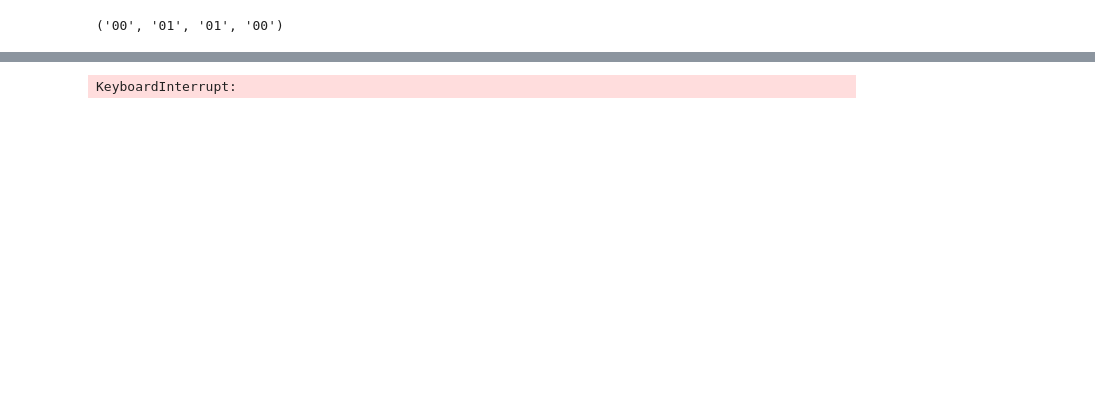
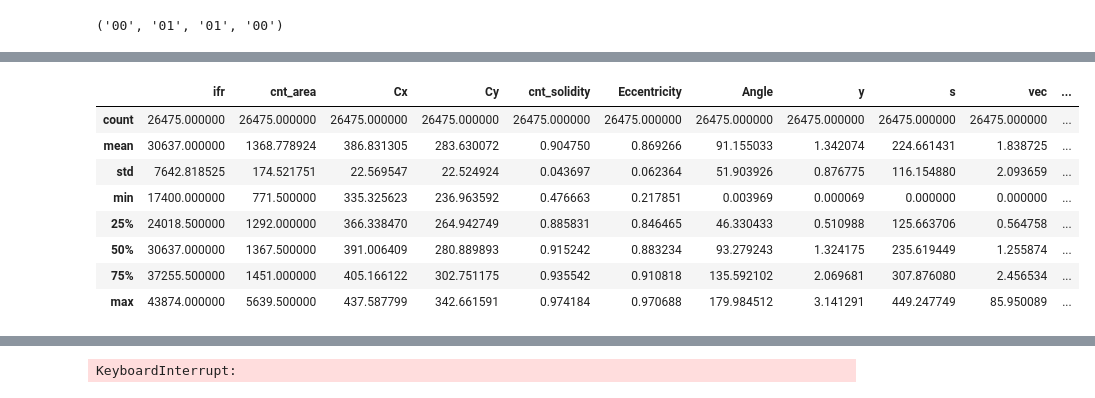
Before and after one commit to pangjc/ipython_notebook, a Jupyter notebook: shank2_data_analysis_visulization.ipynb, the cells around one changed output, grey strips where cells are left out. Saved outputs shown, nothing was run; the diff lists cells and outputs as text; code cells hidden in the pictures; blank space fills up the shorter version.

Commit message:
Signed-off-by: Jincheng Pang <jinchengpang@gmail.com>

```diff
--- a/shank2_data_analysis_visulization.ipynb
+++ b/shank2_data_analysis_visulization.ipynb
@@ -1,9 +1,15 @@
 # %%
+# This script aims to perform rotation detection by checking the rotation, speed features etc.
+# The performance is not good for this way.
+# Jincheng Pang 08/26/2015
+
 import pandas as pd
 import numpy as np
 import matplotlib.pyplot as plt
 import time
 import math
+import scipy.signal as sg
+
 
 # Converted from Dmitri's R code for rotation calcuation
 # Added some parts for speed calcuation
@@ -15,6 +21,7 @@ def speeds_calculation(df):
     for jj in xrange(1,nrow):
         df.loc[jj,'s'] = df.loc[jj-1,'s']
         diffValue = df.loc[jj,'y']-df.loc[jj-1,'y']
+        diffPos = max(abs(df.loc[jj,'Cx']-df.loc[jj-1,'Cx']),abs(df.loc[jj,'Cy']-df.loc[jj-1,'Cy']))
         if np.abs(diffValue) <= 2:
             continue
 
@@ -22,6 +29,10 @@ def speeds_calculation(df):
             df.loc[jj,'y'] = np.pi - df.loc[jj,'y']
         elif diffValue < -2:
             df.loc[jj,'s'] = df.loc[jj,'s'] + np.pi
+
+        if diffPos > 30:
+            df.loc[jj,'Cx'] = df.loc[jj-1,'Cx']
+            df.loc[jj,'Cy'] = df.loc[jj-1,'Cy']
 
     # Calculate speed
     df['vec'] = 0
@@ -111,150 +220,164 @@ print toc-tic
 # %%
 fs = 15.0
+nfr = range(1000,1500)
 plt.subplot(7,4,1)
-plt.plot(df1.ifr/fs/60,df1.y/np.pi*180)
+plt.plot(df1.ifr[nfr]/fs/60,df1.y[nfr]/np.pi*180,'r')
+plt.plot(df1.ifr[nfr]/fs/60,df1.s[nfr],'b')
+plt.plot(df1.ifr[nfr]/fs/60,df1.Angle[nfr],'k')
 plt.xlabel("Minutes")
 plt.ylabel("Angles")
 plt.title(df1.loc[0,'animal'])
 plt.subplot(7,4,2)
-plt.plot(df1.ifr/fs/60,df1.rot/2/np.pi)
+plt.plot(df1.ifr[nfr]/fs/60,df1.rot[nfr]/2/np.pi)
 plt.xlabel("Minutes")
 plt.ylabel("Rotation")
 plt.title(df1.loc[0,'animal'])
 plt.subplot(7,4,3)
-plt.plot(df1.ifr/fs/60,df1.vec*fs)
+plt.plot(df1.ifr[nfr]/fs/60,df1.vec[nfr]*fs)
 plt.xlabel("Minutes")
 plt.ylabel("Speed")
 plt.title(df1.loc[0,'animal'])
 plt.subplot(7,4,4)
-plt.plot(df1.ifr/fs/60,df1.dist)
+plt.plot(df1.ifr[nfr]/fs/60,df1.dist[nfr])
 plt.xlabel("Minutes")
 plt.ylabel("Distance")
 plt.title(df1.loc[0,'animal'])
 
 plt.subplot(7,4,5)
-plt.plot(df2.ifr/fs/60,df2.y/np.pi*180)
+plt.plot(df2.ifr[nfr]/fs/60,df2.y[nfr]/np.pi*180)
 plt.xlabel("Minutes")
 plt.ylabel("Angles")
 plt.title(df2.loc[0,'animal'])
 plt.subplot(7,4,6)
-plt.plot(df2.ifr/fs/60,df2.rot/2/np.pi)
+plt.plot(df2.ifr[nfr]/fs/60,df2.rot[nfr]/2/np.pi)
 plt.xlabel("Minutes")
 plt.ylabel("Rotation")
 plt.title(df2.loc[0,'animal'])
 plt.subplot(7,4,7)
-plt.plot(df2.ifr/fs/60,df2.vec*fs)
+plt.plot(df2.ifr[nfr]/fs/60,df2.vec[nfr]*fs)
 plt.xlabel("Minutes")
 plt.ylabel("Speed")
 plt.title(df2.loc[0,'animal'])
 plt.subplot(7,4,8)
-plt.plot(df2.ifr/fs/60,df2.dist)
+plt.plot(df2.ifr[nfr]/fs/60,df2.dist[nfr])
 plt.xlabel("Minutes")
 plt.ylabel("Distance")
 plt.title(df2.loc[0,'animal'])
 
 plt.subplot(7,4,9)
-plt.plot(df3.ifr/fs/60,df3.y/np.pi*180)
+plt.plot(df3.ifr[nfr]/fs/60,df3.y[nfr]/np.pi*180)
 plt.xlabel("Minutes")
 plt.ylabel("Angles")
 plt.title(df3.loc[0,'animal'])
 plt.subplot(7,4,10)
-plt.plot(df3.ifr/fs/60,df3.rot/2/np.pi)
+plt.plot(df3.ifr[nfr]/fs/60,df3.rot[nfr]/2/np.pi)
 plt.xlabel("Minutes")
 plt.ylabel("Rotation")
 plt.title(df3.loc[0,'animal'])
 plt.subplot(7,4,11)
-plt.plot(df3.ifr/fs/60,df3.vec*fs)
+plt.plot(df3.ifr[nfr]/fs/60,df3.vec[nfr]*fs)
 plt.xlabel("Minutes")
 plt.ylabel("Speed")
 plt.title(df3.loc[0,'animal'])
 plt.subplot(7,4,12)
-plt.plot(df3.ifr/fs/60,df3.dist)
+plt.plot(df3.ifr[nfr]/fs/60,df3.dist[nfr])
 plt.xlabel("Minutes")
 plt.ylabel("Distance")
 plt.title(df3.loc[0,'animal'])
 
 plt.subplot(7,4,13)
-plt.plot(df4.ifr/fs/60,df4.y/np.pi*180)
+plt.plot(df4.ifr[nfr]/fs/60,df4.y[nfr]/np.pi*180)
 plt.xlabel("Minutes")
 plt.ylabel("Angles")
 plt.title(df4.loc[0,'animal'])
 plt.subplot(7,4,14)
-plt.plot(df4.ifr/fs/60,df4.rot/2/np.pi)
+plt.plot(df4.ifr[nfr]/fs/60,df4.rot[nfr]/2/np.pi)
 plt.xlabel("Minutes")
 plt.ylabel("Rotation")
 plt.title(df4.loc[0,'animal'])
 plt.subplot(7,4,15)
-plt.plot(df4.ifr/fs/60,df4.vec*fs)
+plt.plot(df4.ifr[nfr]/fs/60,df4.vec[nfr]*fs)
 plt.xlabel("Minutes")
 plt.ylabel("Speed")
 plt.title(df4.loc[0,'animal'])
 plt.subplot(7,4,16)
-plt.plot(df4.ifr/fs/60,df4.dist)
+plt.plot(df4.ifr[nfr]/fs/60,df4.dist[nfr])
 plt.xlabel("Minutes")
 plt.ylabel("Distance")
 plt.title(df4.loc[0,'animal'])
 
 plt.subplot(7,4,17)
-plt.plot(df5.ifr/fs/60,df5.y/np.pi*180)
+plt.plot(df5.ifr[nfr]/fs/60,df5.y[nfr]/np.pi*180)
 plt.xlabel("Minutes")
 plt.ylabel("Angles")
 plt.title(df5.loc[0,'animal'])
 plt.subplot(7,4,18)
-plt.plot(df5.ifr/fs/60,df5.rot/2/np.pi)
+plt.plot(df5.ifr[nfr]/fs/60,df5.rot[nfr]/2/np.pi)
 plt.xlabel("Minutes")
 plt.ylabel("Rotation")
 plt.title(df5.loc[0,'animal'])
 plt.subplot(7,4,19)
-plt.plot(df5.ifr/fs/60,df5.vec*fs)
+plt.plot(df5.ifr[nfr]/fs/60,df5.vec[nfr]*fs)
 plt.xlabel("Minutes")
 plt.ylabel("Speed")
 plt.title(df5.loc[0,'animal'])
 plt.subplot(7,4,20)
-plt.plot(df5.ifr/fs/60,df5.dist)
+plt.plot(df5.ifr[nfr]/fs/60,df5.dist[nfr])
 plt.xlabel("Minutes")
 plt.ylabel("Distance")
 plt.title(df5.loc[0,'animal'])
 
 plt.subplot(7,4,21)
-plt.plot(df6.ifr/fs/60,df6.y/np.pi*180)
+plt.plot(df6.ifr[nfr]/fs/60,df6.y[nfr]/np.pi*180)
 plt.xlabel("Minutes")
 plt.ylabel("Angles")
 plt.title(df6.loc[0,'animal'])
 plt.subplot(7,4,22)
-plt.plot(df6.ifr/fs/60,df6.rot/2/np.pi)
+plt.plot(df6.ifr[nfr]/fs/60,df6.rot[nfr]/2/np.pi)
 plt.xlabel("Minutes")
 plt.ylabel("Rotation")
 plt.title(df6.loc[0,'animal'])
 plt.subplot(7,4,23)
-plt.plot(df6.ifr/fs/60,df6.vec*fs)
+plt.plot(df6.ifr[nfr]/fs/60,df6.vec[nfr]*fs)
 plt.xlabel("Minutes")
 plt.ylabel("Speed")
 plt.title(df6.loc[0,'animal'])
 plt.subplot(7,4,24)
-plt.plot(df6.ifr/fs/60,df6.dist)
+plt.plot(df6.ifr[nfr]/fs/60,df6.dist[nfr])
 plt.xlabel("Minutes")
 plt.ylabel("Distance")
 plt.title(df6.loc[0,'animal'])
 
 plt.subplot(7,4,25)
-plt.plot(df7.ifr/fs/60,df7.y/np.pi*180)
+plt.plot(df7.ifr[nfr]/fs/60,df7.y[nfr]/np.pi*180)
 plt.xlabel("Minutes")
 plt.ylabel("Angles")
 plt.title(df7.loc[0,'animal'])
 plt.subplot(7,4,26)
-plt.plot(df7.ifr/fs/60,df7.rot/2/np.pi)
+plt.plot(df7.ifr[nfr]/fs/60,df7.rot[nfr]/2/np.pi)
 plt.xlabel("Minutes")
 plt.ylabel("Rotation")
 plt.title(df7.loc[0,'animal'])
 plt.subplot(7,4,27)
-plt.plot(df7.ifr/fs/60,df7.vec*fs)
+plt.plot(df7.ifr[nfr]/fs/60,df7.vec[nfr]*fs)
 plt.xlabel("Minutes")
 plt.ylabel("Speed")
 plt.title(df7.loc[0,'animal'])
 plt.subplot(7,4,28)
-plt.plot(df7.ifr/fs/60,df7.dist)
+plt.plot(df7.ifr[nfr]/fs/60,df7.dist[nfr])
 plt.xlabel("Minutes")
 plt.ylabel("Distance")
 plt.title(df7.loc[0,'animal'])
 
 plt.show()
+df1.describe()
+# %% [output]
+|  | ifr | cnt_area | Cx | Cy | cnt_solidity | Eccentricity | Angle | y | s | vec | ... |
+| count | 26475.000000 | 26475.000000 | 26475.000000 | 26475.000000 | 26475.000000 | 26475.000000 | 26475.000000 | 26475.000000 | 26475.000000 | 26475.000000 | ... |
+| mean | 30637.000000 | 1368.778924 | 386.831305 | 283.630072 | 0.904750 | 0.869266 | 91.155033 | 1.342074 | 224.661431 | 1.838725 | ... |
+| std | 7642.818525 | 174.521751 | 22.569547 | 22.524924 | 0.043697 | 0.062364 | 51.903926 | 0.876775 | 116.154880 | 2.093659 | ... |
+| min | 17400.000000 | 771.500000 | 335.325623 | 236.963592 | 0.476663 | 0.217851 | 0.003969 | 0.000069 | 0.000000 | 0.000000 | ... |
+| 25% | 24018.500000 | 1292.000000 | 366.338470 | 264.942749 | 0.885831 | 0.846465 | 46.330433 | 0.510988 | 125.663706 | 0.564758 | ... |
+| 50% | 30637.000000 | 1367.500000 | 391.006409 | 280.889893 | 0.915242 | 0.883234 | 93.279243 | 1.324175 | 235.619449 | 1.255874 | ... |
+| 75% | 37255.500000 | 1451.000000 | 405.166122 | 302.751175 | 0.935542 | 0.910818 | 135.592102 | 2.069681 | 307.876080 | 2.456534 | ... |
+| max | 43874.000000 | 5639.500000 | 437.587799 | 342.661591 | 0.974184 | 0.970688 | 179.984512 | 3.141291 | 449.247749 | 85.950089 | ... |
```
Also changed, not shown: parts of 7 cells of this notebook, 4 other files.
